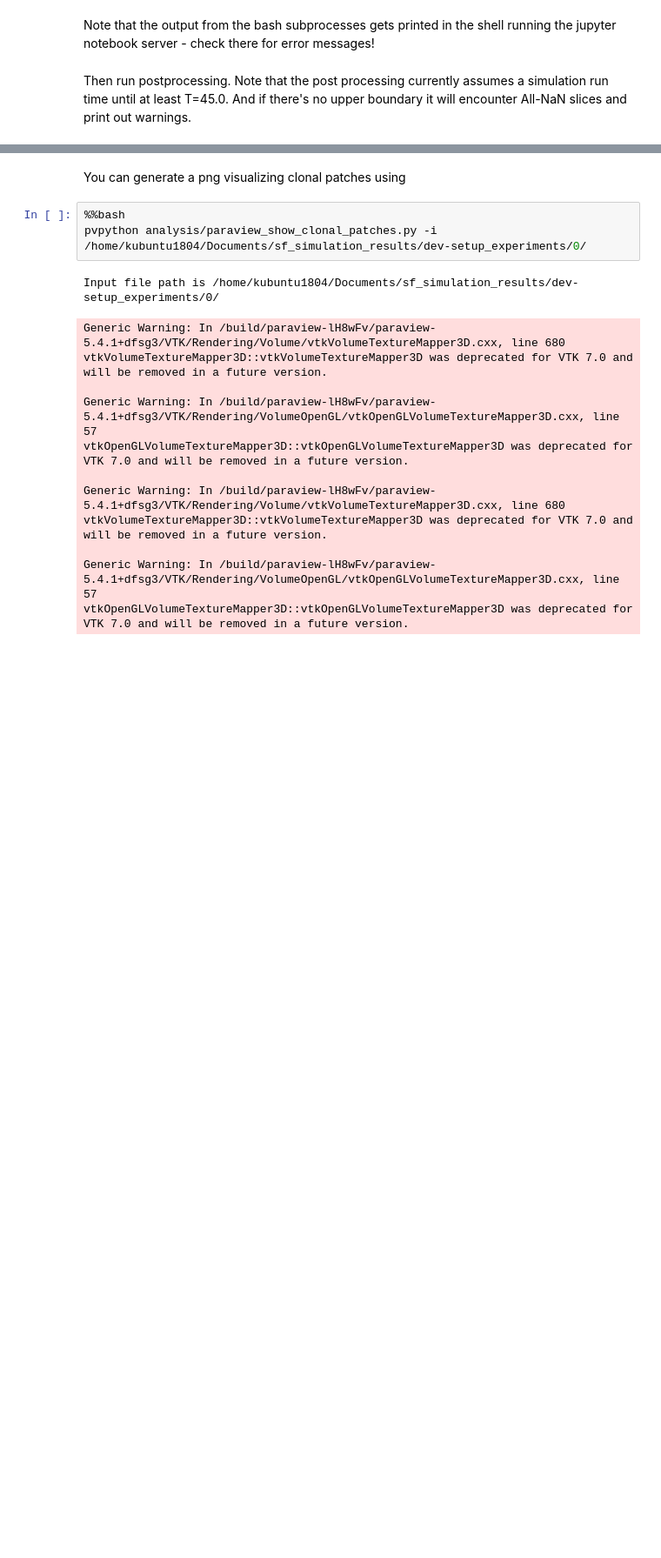
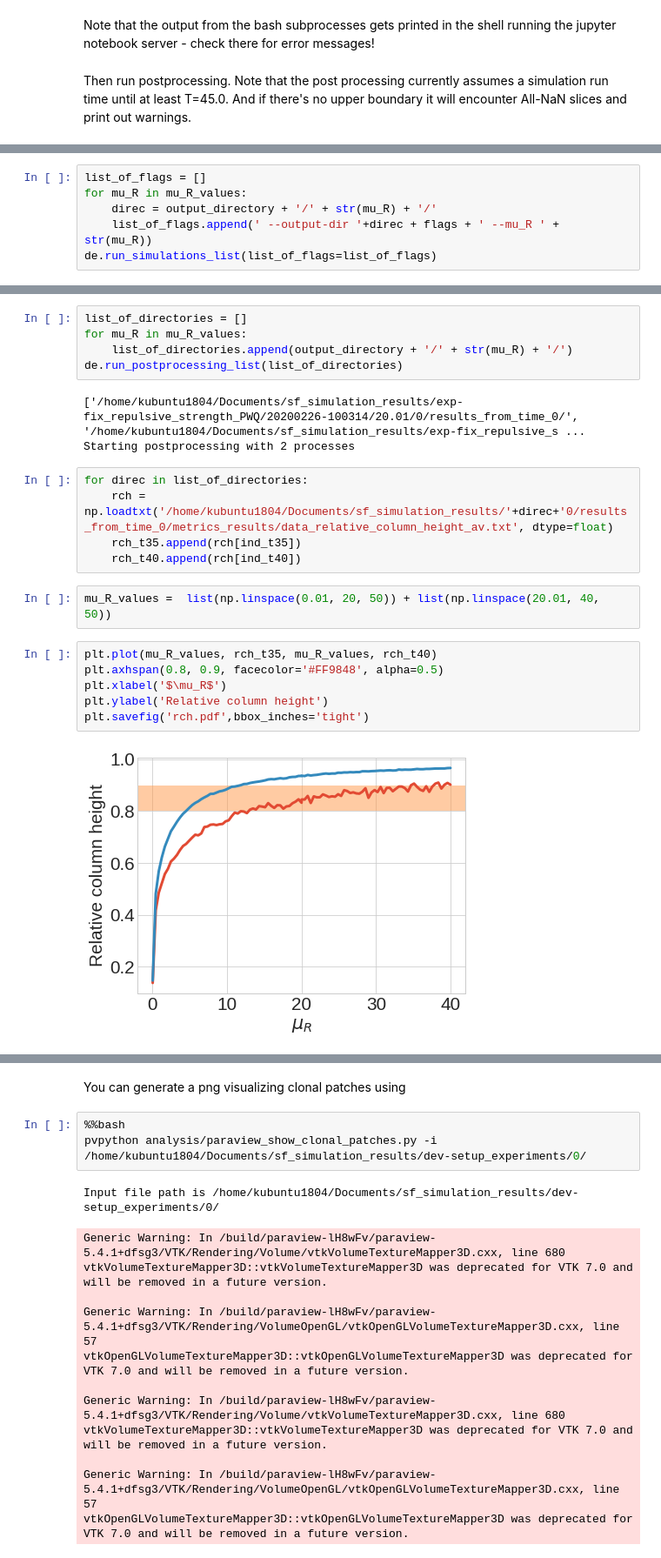
Before and after one commit to somathias/CartilageCBM, a Jupyter notebook: exp-fix_repulsive_strength_PWQ.ipynb, the cells around one changed output, grey strips where cells are left out. Shown at 87% size. Drawn from its saved outputs; the diff is of its cells as text; blank space fills up the shorter version.

```diff
--- a/exp-fix_repulsive_strength_PWQ.ipynb
+++ b/exp-fix_repulsive_strength_PWQ.ipynb
@@ -73,0 +115,6 @@ Starting postprocessing with 2 processes
+# %%
+list_of_flags = []
+for mu_R in mu_R_values:
+    direc = output_directory + '/' + str(mu_R) + '/'
+    list_of_flags.append(' --output-dir '+direc + flags + ' --mu_R ' + str(mu_R))
+de.run_simulations_list(list_of_flags=list_of_flags)
@@ -73,0 +139,23 @@ Starting postprocessing with 2 processes
+# %%
+list_of_directories = []
+for mu_R in mu_R_values:
+    list_of_directories.append(output_directory + '/' + str(mu_R) + '/')
+de.run_postprocessing_list(list_of_directories)
+# %% [output]
+['/home/kubuntu1804/Documents/sf_simulation_results/exp-fix_repulsive_strength_PWQ/20200226-100314/20.01/0/results_from_time_0/', '/home/kubuntu1804/Documents/sf_simulation_results/exp-fix_repulsive_s ...
+Starting postprocessing with 2 processes
+# %%
+for direc in list_of_directories:
+    rch = np.loadtxt('/home/kubuntu1804/Documents/sf_simulation_results/'+direc+'0/results_from_time_0/metrics_results/data_relative_column_height_av.txt', dtype=float)
+    rch_t35.append(rch[ind_t35])
+    rch_t40.append(rch[ind_t40])
+# %%
+mu_R_values =  list(np.linspace(0.01, 20, 50)) + list(np.linspace(20.01, 40, 50))
+# %%
+plt.plot(mu_R_values, rch_t35, mu_R_values, rch_t40)
+plt.axhspan(0.8, 0.9, facecolor='#FF9848', alpha=0.5)
+plt.xlabel('$\mu_R$')
+plt.ylabel('Relative column height')
+plt.savefig('rch.pdf',bbox_inches='tight')
+# %% [output]
+[figure, added]
```
Also changed, not shown: parts of 14 cells of this notebook.
